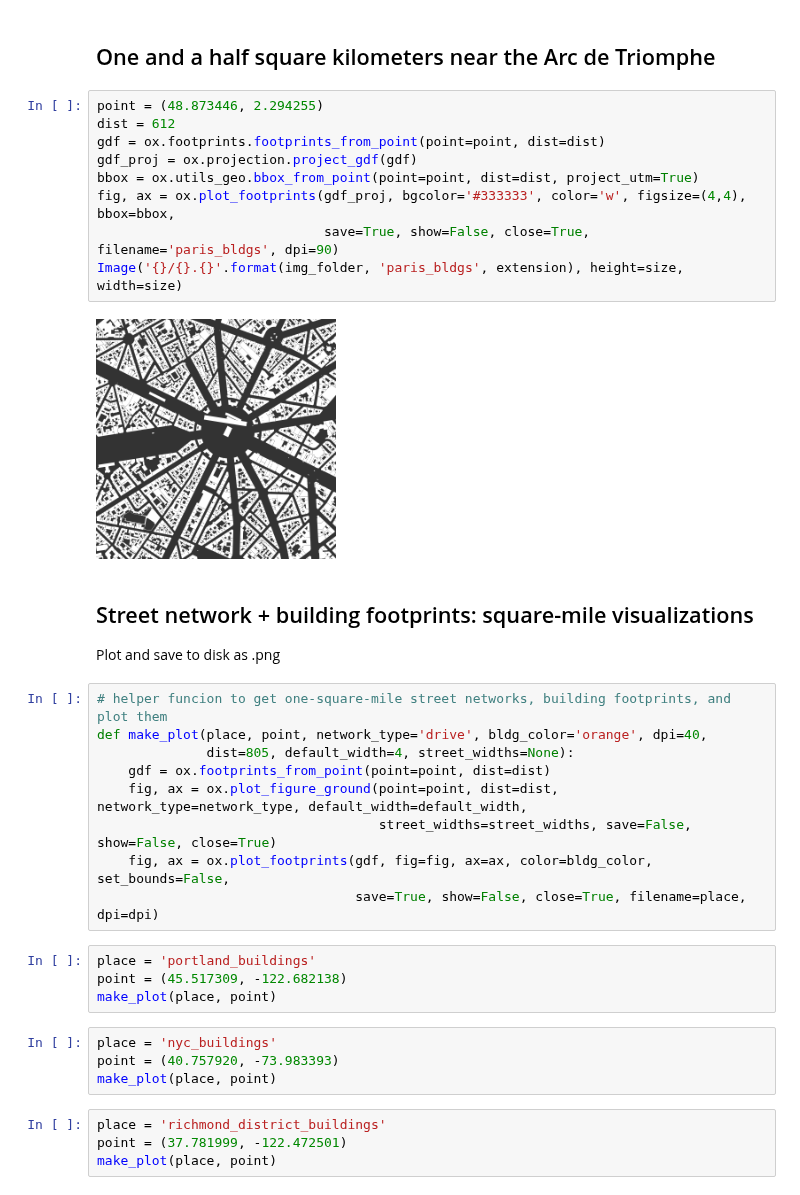
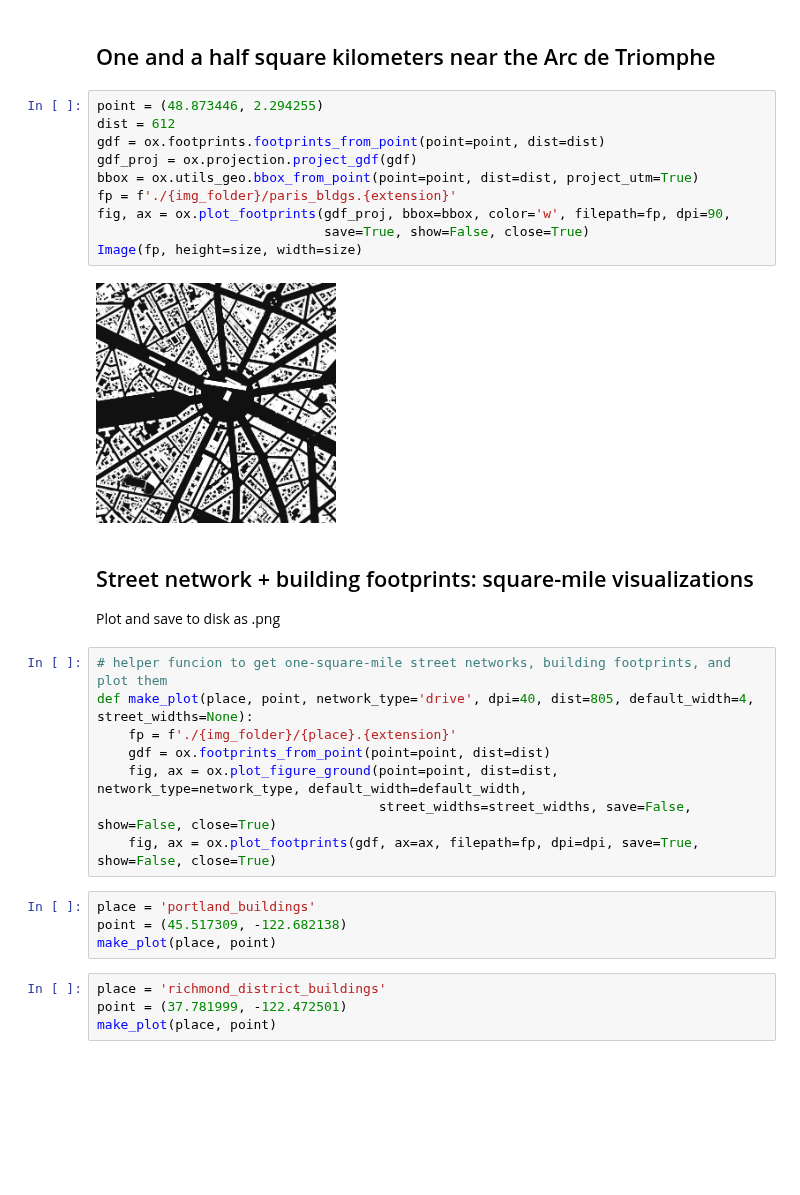
Before and after one commit to gboeing/osmnx-examples, a Jupyter notebook: notebooks/10-building-footprints.ipynb, the cells around one changed output. Drawn from its saved outputs; the diff is of its cells as text; blank space fills up the shorter version.

```diff
--- a/notebooks/10-building-footprints.ipynb
+++ b/notebooks/10-building-footprints.ipynb
@@ -73,35 +72,31 @@ sum(areas) / place_proj.area.iloc[0]
 # %%
 point = (48.873446, 2.294255)
 dist = 612
 gdf = ox.footprints.footprints_from_point(point=point, dist=dist)
 gdf_proj = ox.projection.project_gdf(gdf)
 bbox = ox.utils_geo.bbox_from_point(point=point, dist=dist, project_utm=True)
-fig, ax = ox.plot_footprints(gdf_proj, bgcolor='#333333', color='w', figsize=(4,4), bbox=bbox,
-                             save=True, show=False, close=True, filename='paris_bldgs', dpi=90)
-Image('{}/{}.{}'.format(img_folder, 'paris_bldgs', extension), height=size, width=size)
+fp = f'./{img_folder}/paris_bldgs.{extension}'
+fig, ax = ox.plot_footprints(gdf_proj, bbox=bbox, color='w', filepath=fp, dpi=90,
+                             save=True, show=False, close=True)
+Image(fp, height=size, width=size)
 # %% [output]
-[figure, old version]
+[figure, new version]
 # %% [markdown]
 ## Street network + building footprints: square-mile visualizations
 
 Plot and save to disk as .png
 # %%
 # helper funcion to get one-square-mile street networks, building footprints, and plot them
-def make_plot(place, point, network_type='drive', bldg_color='orange', dpi=40,
-              dist=805, default_width=4, street_widths=None):
+def make_plot(place, point, network_type='drive', dpi=40, dist=805, default_width=4, street_widths=None):
+    fp = f'./{img_folder}/{place}.{extension}'
     gdf = ox.footprints_from_point(point=point, dist=dist)
     fig, ax = ox.plot_figure_ground(point=point, dist=dist, network_type=network_type, default_width=default_width,
                                     street_widths=street_widths, save=False, show=False, close=True)
-    fig, ax = ox.plot_footprints(gdf, fig=fig, ax=ax, color=bldg_color, set_bounds=False,
-                                 save=True, show=False, close=True, filename=place, dpi=dpi)
+    fig, ax = ox.plot_footprints(gdf, ax=ax, filepath=fp, dpi=dpi, save=True, show=False, close=True)
 # %%
 place = 'portland_buildings'
 point = (45.517309, -122.682138)
 make_plot(place, point)
-# %%
-place = 'nyc_buildings'
-point = (40.757920, -73.983393)
-make_plot(place, point)
 # %%
 place = 'richmond_district_buildings'
 point = (37.781999, -122.472501)
```
Also changed, not shown: parts of 4 cells of this notebook, 16 other files.
